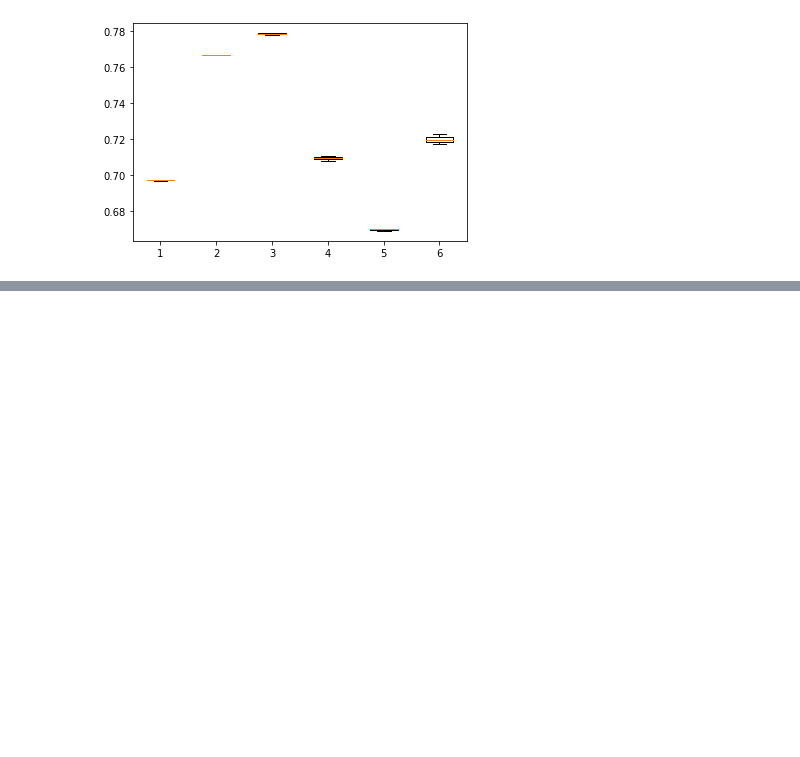
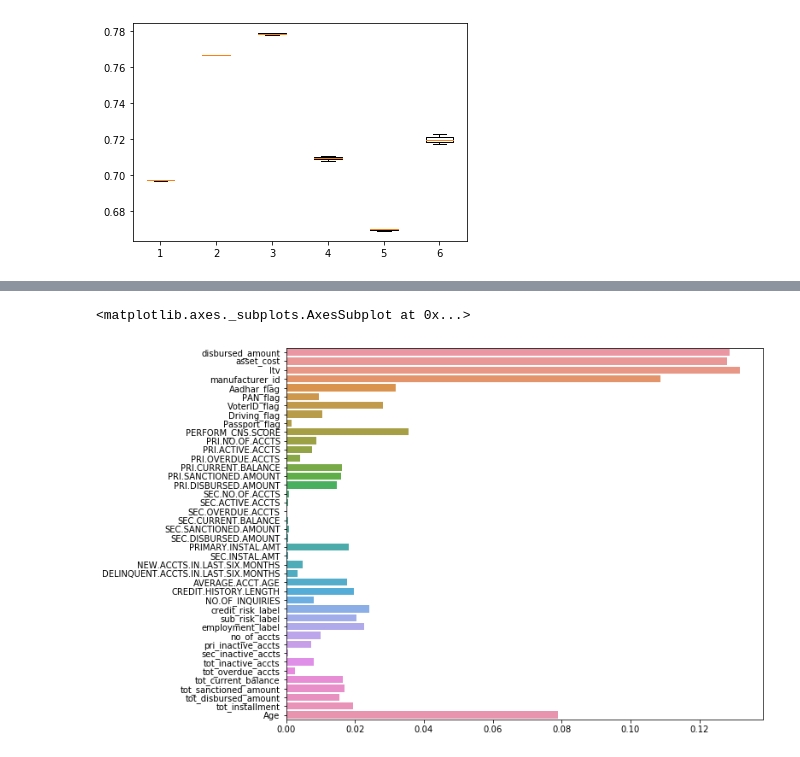
Before and after one commit to xavierigneous/Vehicle-Loan-Default-Prediction, a Jupyter notebook: Vishwanath/Model Iterations.ipynb, the cells around one changed output, grey strips where cells are left out. Drawn from its saved outputs; the diff is of its cells as text; code cells hidden in the pictures; blank space fills up the shorter version.

Commit message:
Feature importances

```diff
--- a/Vishwanath/Model Iterations.ipynb
+++ b/Vishwanath/Model Iterations.ipynb
@@ -207,4 +209,5 @@ print(grid.best_params_)
 {'criterion': 'entropy'}
 # %%
 rf=RandomForestClassifier(n_estimators=5,random_state=0, criterion='entropy')
+rf.fit(xs,y)
 # %% [output]
@@ -421,0 +451,6 @@ GBoost
+# %%
+plt.figure(figsize=(10,8))
+sns.barplot(x=rf.feature_importances_,y=x.columns)
+# %% [output]
+<matplotlib.axes._subplots.AxesSubplot at 0x...>
+[figure, added]
```
Also changed, not shown: parts of 3 cells of this notebook.
